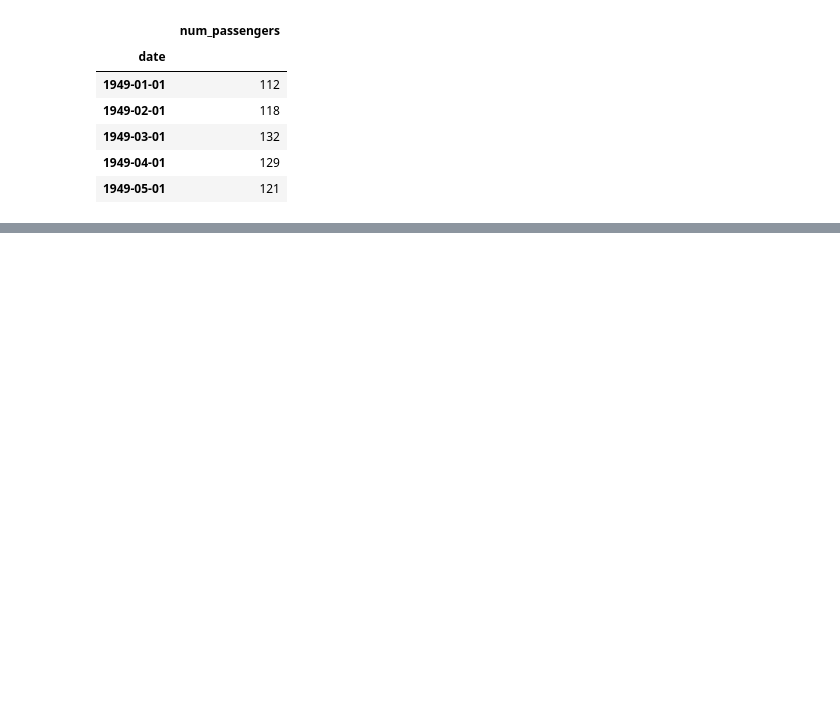
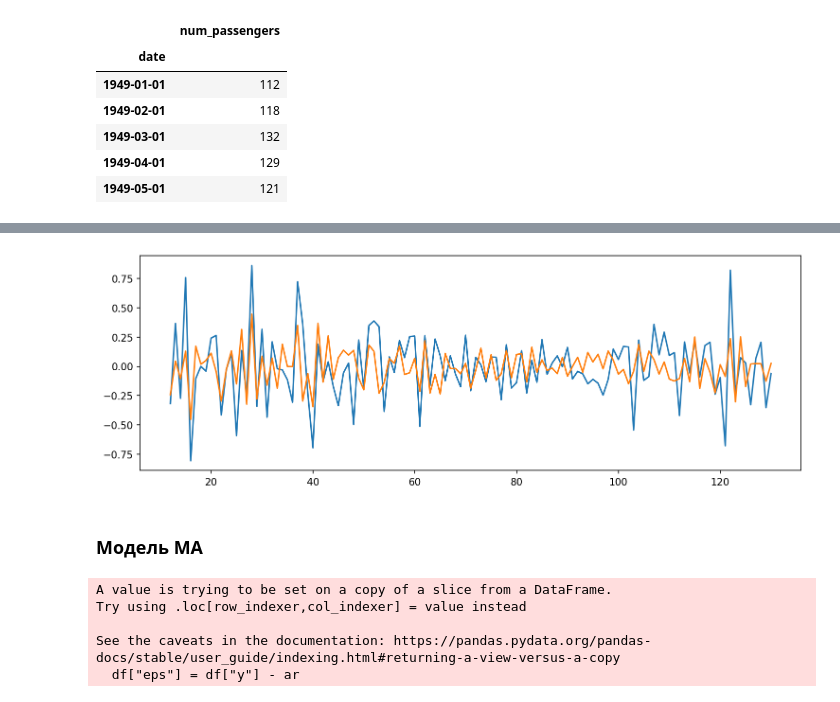
Before and after one commit to endygamedev/university, a Jupyter notebook: 3-course-6-semester/forecasting-methods/task-3/3.1 Box Cox.ipynb, the cells around one changed output, grey strips where cells are left out. Drawn from its saved outputs; the diff is of its cells as text; code cells hidden in the pictures; blank space fills up the shorter version.

```diff
--- a/3-course-6-semester/forecasting-methods/task-3/3.1 Box Cox.ipynb
+++ b/3-course-6-semester/forecasting-methods/task-3/3.1 Box Cox.ipynb
@@ -55,0 +143,5 @@ plt.show()
+# %%
+df["y1"] = df["y"].shift(1)
+df["y2"] = df["y"].shift(2)
+df["y3"] = df["y"].shift(3)
+df["y12"] = df["y"].shift(12)
@@ -55,0 +157,2 @@ plt.show()
+# %%
+df = df.dropna()
@@ -55,0 +168,10 @@ plt.show()
+# %%
+def mse(data, phi1, phi2, phi3, phi12, alpha):
+    return np.mean((data["y"] - (alpha + phi1*data["y1"] + phi2*data["y2"] + phi3*data["y3"] + phi12*data["y12"]))**2)
+# %%
+opfunc = lambda x: mse(df, x[0], x[1], x[2], x[3], x[4])
+
+optimization = minimize(opfunc, (0, 0, 0, 0, 0))
+
+print(optimization)
+phi1, phi2, phi3, phi12, alpha = optimization.x
@@ -55,0 +194,9 @@ plt.show()
+# %%
+plt.figure(figsize=(12,4), dpi=150)
+plt.plot(df["y"])
+plt.plot(alpha + phi1*df["y1"] + phi2*df["y2"] + phi3*df["y3"] + phi12*df["y12"])
+plt.show()
+# %% [output]
+[figure, added]
+# %% [markdown]
+### Модель MA
@@ -55,0 +205,8 @@ plt.show()
+# %%
+df["eps"] = df["y"] - ar
+# %% [output]
+A value is trying to be set on a copy of a slice from a DataFrame.
+Try using .loc[row_indexer,col_indexer] = value instead
+
+See the caveats in the documentation: https://pandas.pydata.org/pandas-docs/stable/user_guide/indexing.html#returning-a-view-versus-a-copy
+  df["eps"] = df["y"] - ar
```
Also changed, not shown: parts of 42 cells of this notebook.
